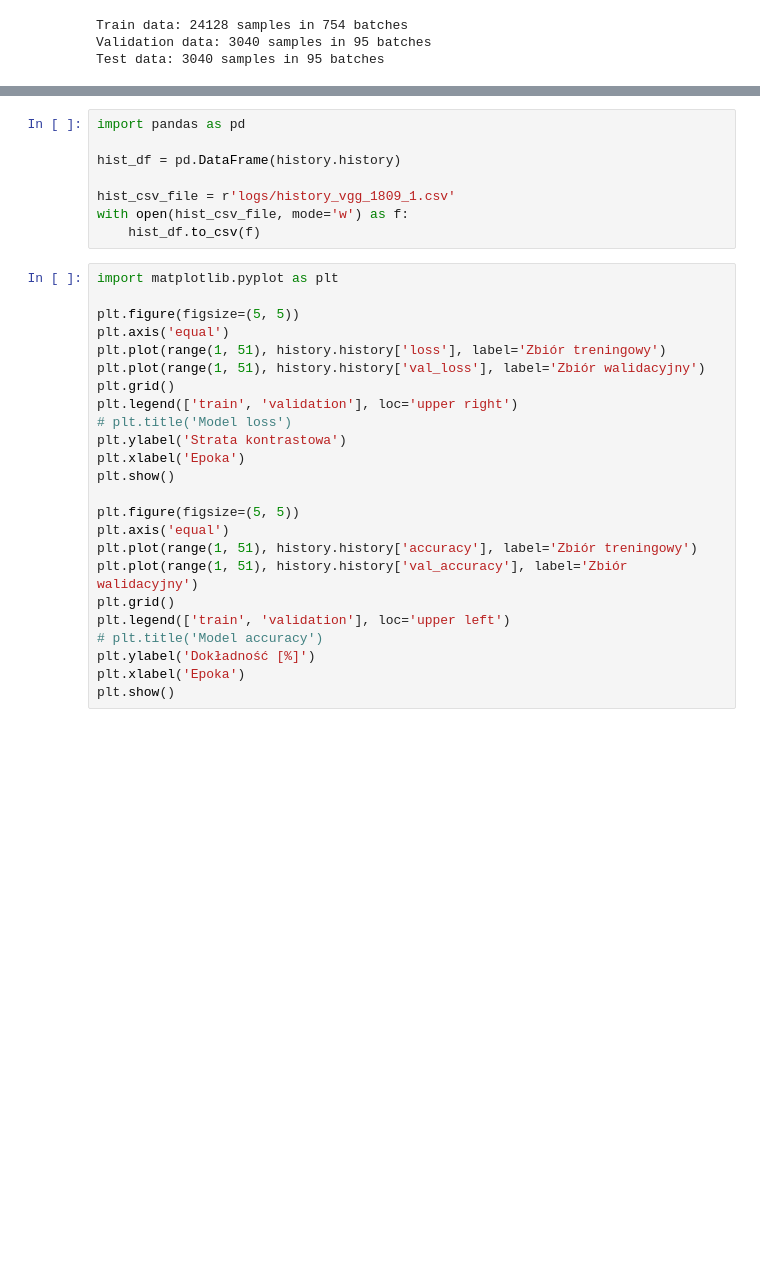
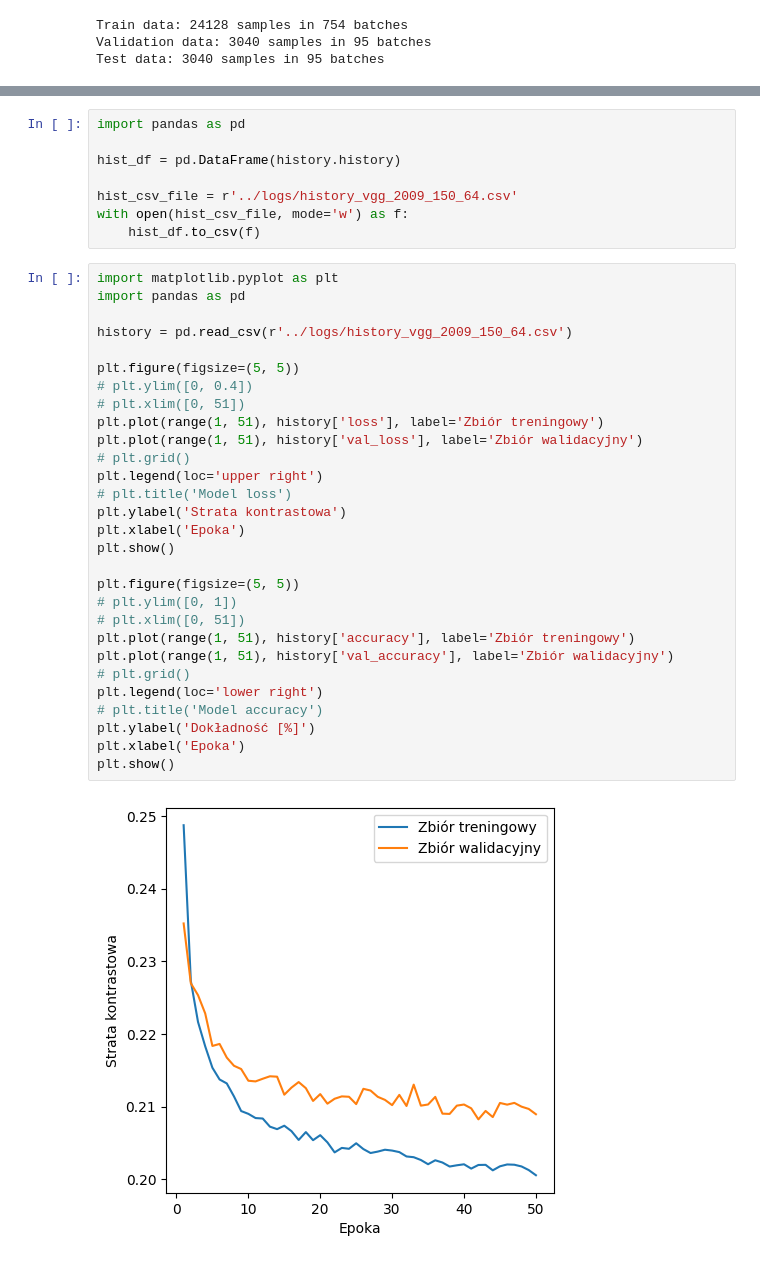
Before and after one commit to KGolemo/face-recognition, a Jupyter notebook: notebooks/vgg16_150_64_training.ipynb, the cells around one changed output, grey strips where cells are left out. Drawn from its saved outputs; the diff is of its cells as text; blank space fills up the shorter version.

```diff
--- a/notebooks/vgg16_150_64_training.ipynb
+++ b/notebooks/vgg16_150_64_training.ipynb
@@ -97,30 +96,37 @@ import pandas as pd
 
 hist_df = pd.DataFrame(history.history)
 
-hist_csv_file = r'logs/history_vgg_1809_1.csv'
+hist_csv_file = r'../logs/history_vgg_2009_150_64.csv'
 with open(hist_csv_file, mode='w') as f:
     hist_df.to_csv(f)
 # %%
 import matplotlib.pyplot as plt
+import pandas as pd
+
+history = pd.read_csv(r'../logs/history_vgg_2009_150_64.csv')
 
 plt.figure(figsize=(5, 5))
-plt.axis('equal')
-plt.plot(range(1, 51), history.history['loss'], label='Zbiór treningowy')
-plt.plot(range(1, 51), history.history['val_loss'], label='Zbiór walidacyjny')
-plt.grid()
-plt.legend(['train', 'validation'], loc='upper right')
+# plt.ylim([0, 0.4])
+# plt.xlim([0, 51])
+plt.plot(range(1, 51), history['loss'], label='Zbiór treningowy')
+plt.plot(range(1, 51), history['val_loss'], label='Zbiór walidacyjny')
+# plt.grid()
+plt.legend(loc='upper right')
 # plt.title('Model loss')
 plt.ylabel('Strata kontrastowa')
 plt.xlabel('Epoka')
 plt.show()
 
 plt.figure(figsize=(5, 5))
-plt.axis('equal')
-plt.plot(range(1, 51), history.history['accuracy'], label='Zbiór treningowy')
-plt.plot(range(1, 51), history.history['val_accuracy'], label='Zbiór walidacyjny')
-plt.grid()
-plt.legend(['train', 'validation'], loc='upper left')
+# plt.ylim([0, 1])
+# plt.xlim([0, 51])
+plt.plot(range(1, 51), history['accuracy'], label='Zbiór treningowy')
+plt.plot(range(1, 51), history['val_accuracy'], label='Zbiór walidacyjny')
+# plt.grid()
+plt.legend(loc='lower right')
 # plt.title('Model accuracy')
 plt.ylabel('Dokładność [%]')
 plt.xlabel('Epoka')
 plt.show()
+# %% [output]
+[figure, added]
```
Also changed, not shown: parts of 3 cells of this notebook, 1 other file.
